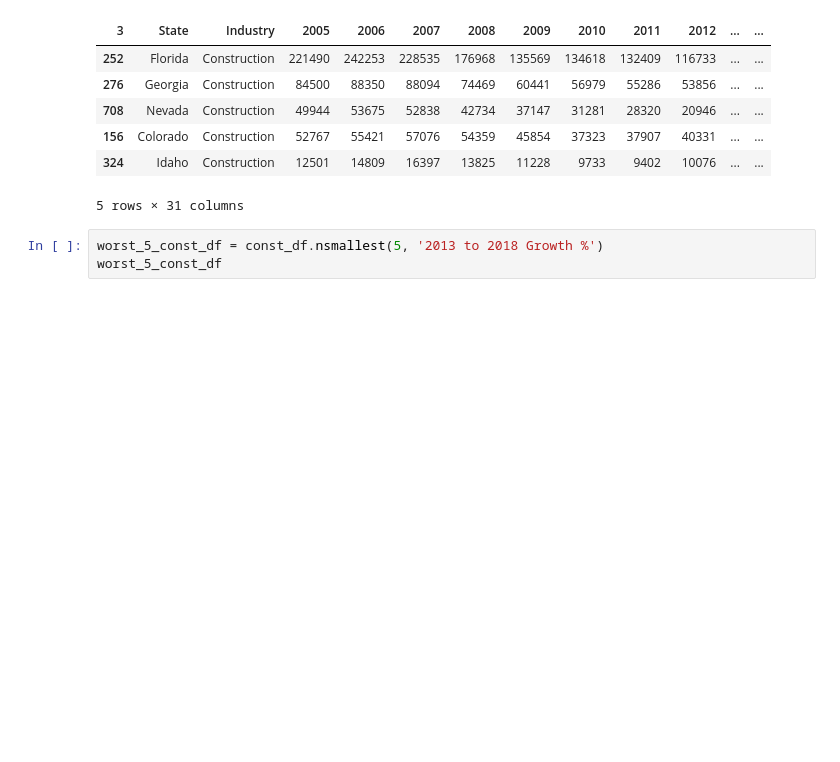
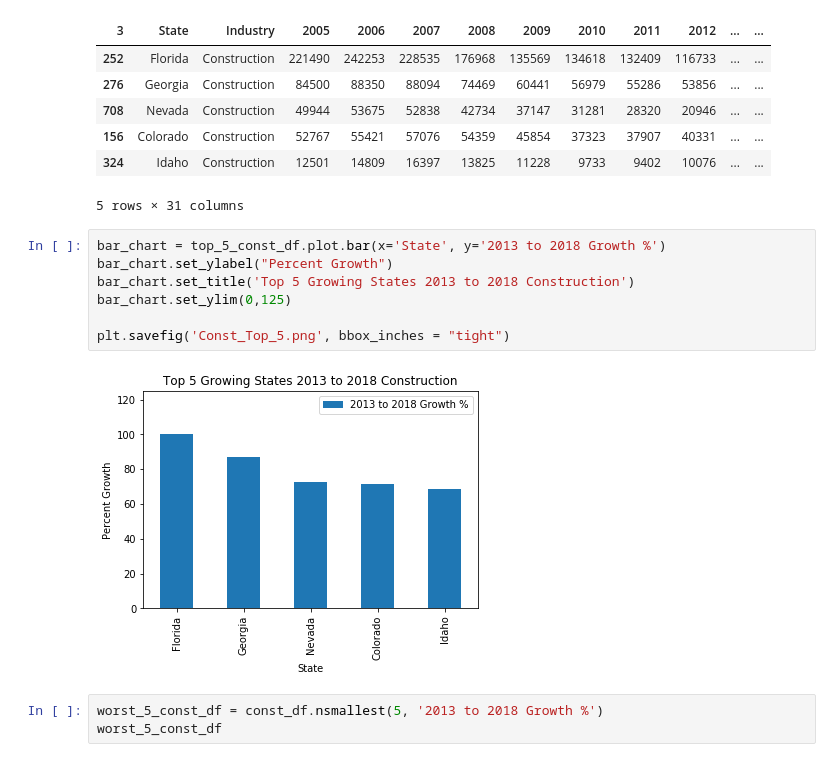
Before and after one commit to edwinmccracken/test-new-repo-ed, a Jupyter notebook: industry_data_eddie.ipynb, the cells around one changed output. Saved outputs shown, nothing was run; the diff lists cells and outputs as text; blank space fills up the shorter version.

Commit message:
charts for construction

```diff
--- a/industry_data_eddie.ipynb
+++ b/industry_data_eddie.ipynb
@@ -581,6 +581,15 @@ top_5_const_df
 | 156 | Colorado | Construction | 52767 | 55421 | 57076 | 54359 | 45854 | 37323 | 37907 | 40331 | ... | ... |
 | 324 | Idaho | Construction | 12501 | 14809 | 16397 | 13825 | 11228 | 9733 | 9402 | 10076 | ... | ... |
 5 rows × 31 columns
+# %%
+bar_chart = top_5_const_df.plot.bar(x='State', y='2013 to 2018 Growth %')
+bar_chart.set_ylabel("Percent Growth")
+bar_chart.set_title('Top 5 Growing States 2013 to 2018 Construction')
+bar_chart.set_ylim(0,125)
+
+plt.savefig('Const_Top_5.png', bbox_inches = "tight")
+# %% [output]
+[figure, added]
 # %%
 worst_5_const_df = const_df.nsmallest(5, '2013 to 2018 Growth %')
 worst_5_const_df
```
Also changed, not shown: parts of 15 cells of this notebook, 4 other files.
